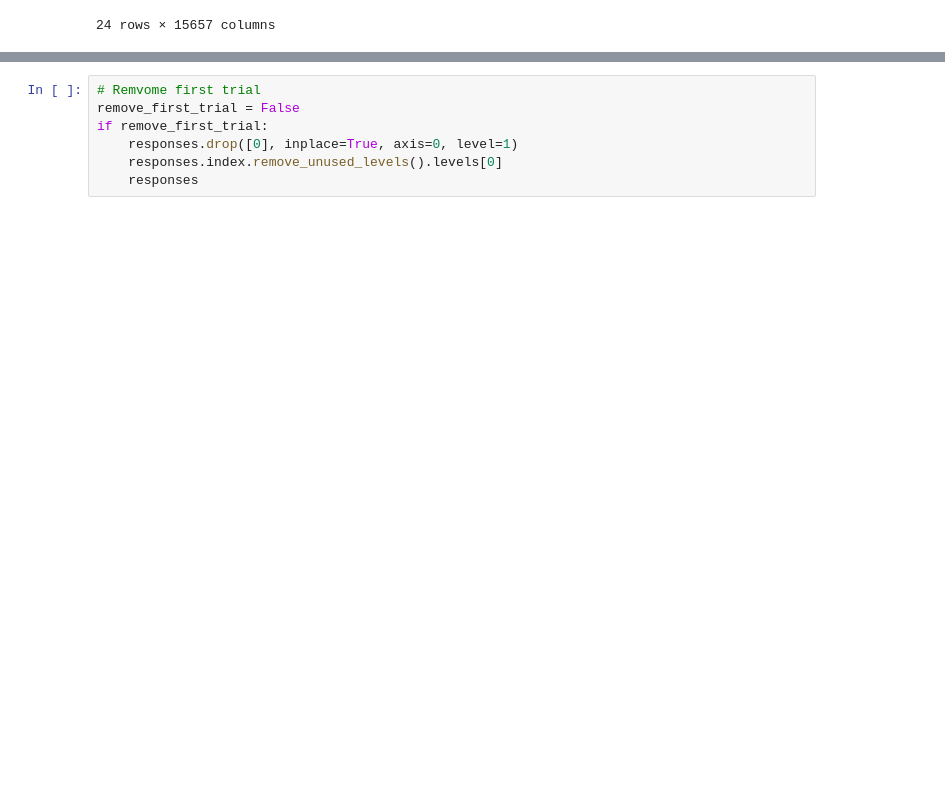
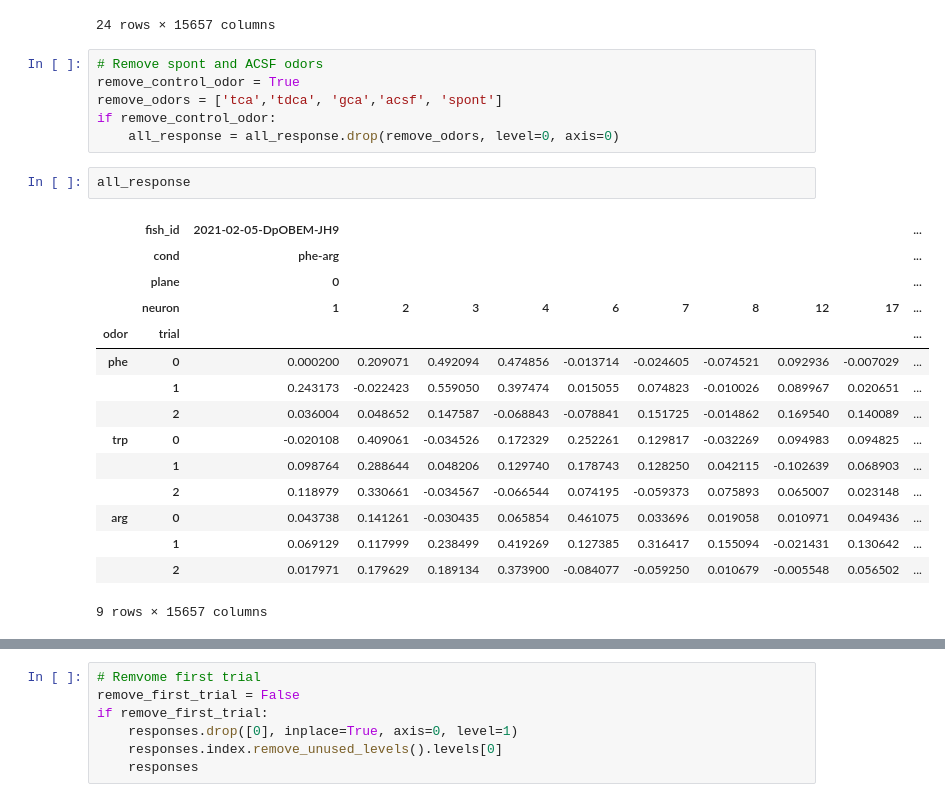
Before and after one commit to aloejhb/catrace, a Jupyter notebook: notebooks/tuning_curve_Dp.ipynb, the cells around one changed output, grey strips where cells are left out. Saved outputs shown, nothing was run; the diff lists cells and outputs as text; blank space fills up the shorter version.

```diff
--- a/notebooks/tuning_curve_Dp.ipynb
+++ b/notebooks/tuning_curve_Dp.ipynb
@@ -61,6 +61,30 @@ all_response
 |  | 1 | 0.012960 | 0.026936 | -0.073952 | -0.121734 | -0.027901 | 0.041594 | -0.000191 | 0.129999 | -0.004977 | ... |
 |  | 2 | -0.039621 | 0.006412 | -0.098490 | -0.204592 | 0.037356 | 0.062911 | 0.054804 | 0.077780 | -0.088795 | ... |
 24 rows × 15657 columns
+# %%
+# Remove spont and ACSF odors
+remove_control_odor = True
+remove_odors = ['tca','tdca', 'gca','acsf', 'spont']
+if remove_control_odor:
+    all_response = all_response.drop(remove_odors, level=0, axis=0)
+# %%
+all_response
+# %% [output]
+|  | fish_id | 2021-02-05-DpOBEM-JH9 |  |  |  |  |  |  |  |  | ... |
+|  | cond | phe-arg |  |  |  |  |  |  |  |  | ... |
+|  | plane | 0 |  |  |  |  |  |  |  |  | ... |
+|  | neuron | 1 | 2 | 3 | 4 | 6 | 7 | 8 | 12 | 17 | ... |
+| odor | trial |  |  |  |  |  |  |  |  |  | ... |
+| phe | 0 | 0.000200 | 0.209071 | 0.492094 | 0.474856 | -0.013714 | -0.024605 | -0.074521 | 0.092936 | -0.007029 | ... |
+|  | 1 | 0.243173 | -0.022423 | 0.559050 | 0.397474 | 0.015055 | 0.074823 | -0.010026 | 0.089967 | 0.020651 | ... |
+|  | 2 | 0.036004 | 0.048652 | 0.147587 | -0.068843 | -0.078841 | 0.151725 | -0.014862 | 0.169540 | 0.140089 | ... |
+| trp | 0 | -0.020108 | 0.409061 | -0.034526 | 0.172329 | 0.252261 | 0.129817 | -0.032269 | 0.094983 | 0.094825 | ... |
+|  | 1 | 0.098764 | 0.288644 | 0.048206 | 0.129740 | 0.178743 | 0.128250 | 0.042115 | -0.102639 | 0.068903 | ... |
+|  | 2 | 0.118979 | 0.330661 | -0.034567 | -0.066544 | 0.074195 | -0.059373 | 0.075893 | 0.065007 | 0.023148 | ... |
+| arg | 0 | 0.043738 | 0.141261 | -0.030435 | 0.065854 | 0.461075 | 0.033696 | 0.019058 | 0.010971 | 0.049436 | ... |
+|  | 1 | 0.069129 | 0.117999 | 0.238499 | 0.419269 | 0.127385 | 0.316417 | 0.155094 | -0.021431 | 0.130642 | ... |
+|  | 2 | 0.017971 | 0.179629 | 0.189134 | 0.373900 | -0.084077 | -0.059250 | 0.010679 | -0.005548 | 0.056502 | ... |
+9 rows × 15657 columns
 # %%
 # Scale responses
 responses = catscale.standard_scale(all_response)
```
Also changed, not shown: parts of 10 cells of this notebook, 1 other file.
